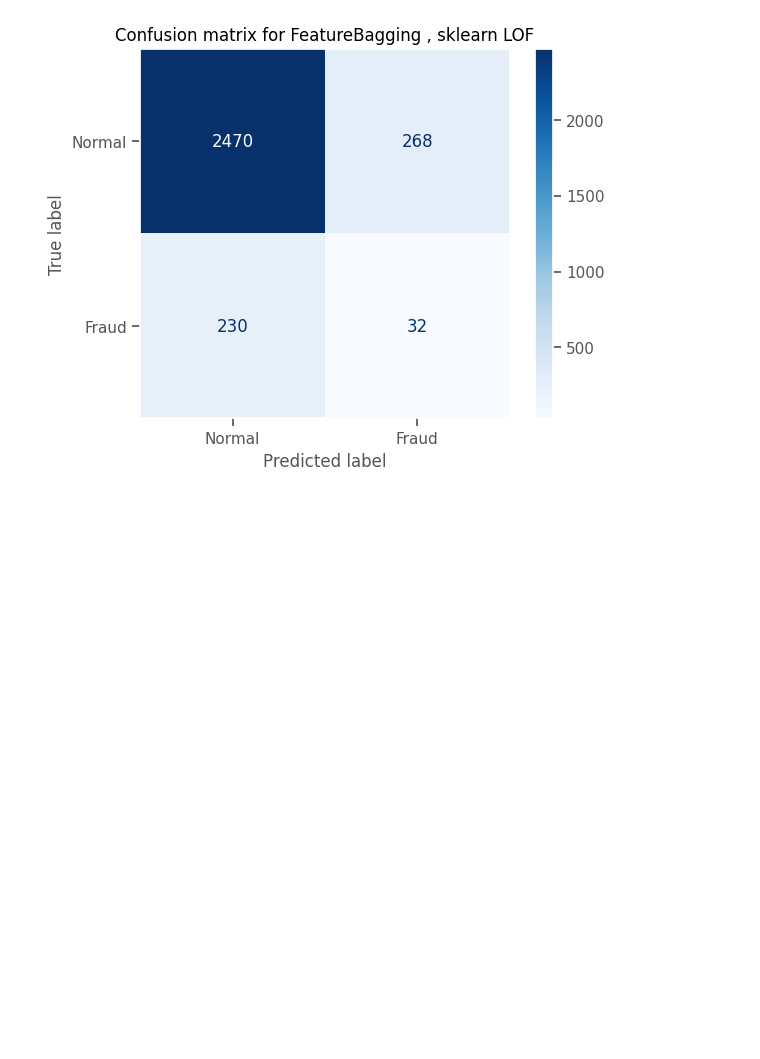
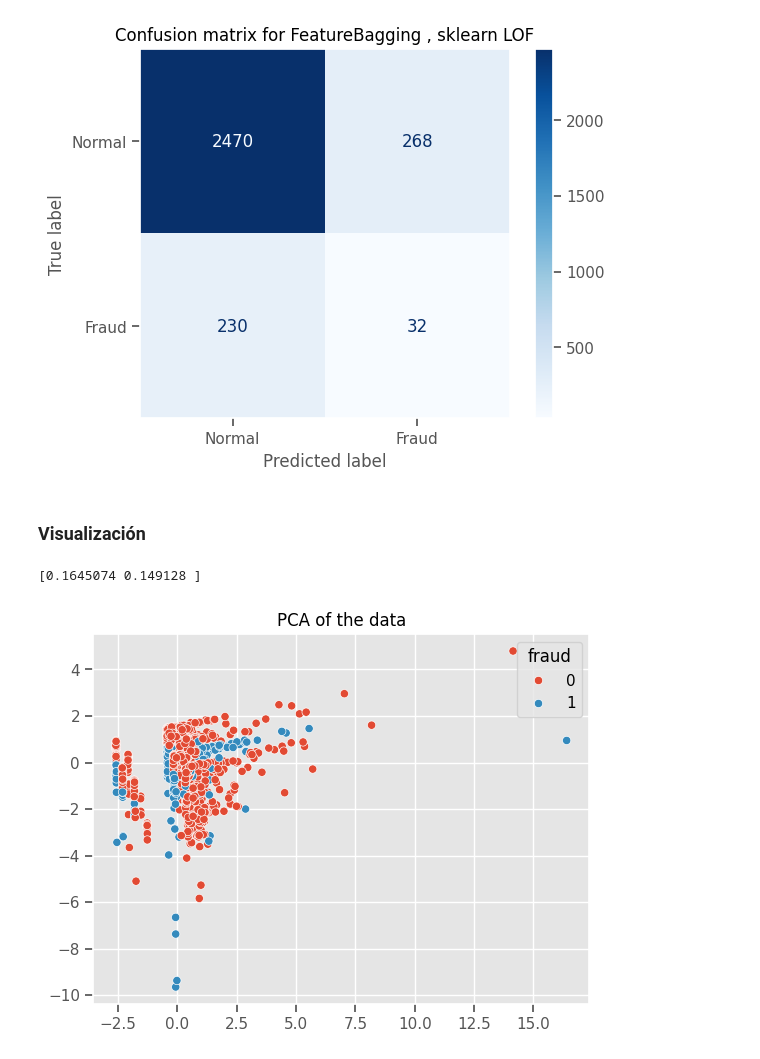
Before and after one commit to Jonkkeyler333/PyOD_ADGE, a Jupyter notebook: notebooks/feature_bagging.ipynb, the cells around one changed output. Cells and saved outputs as stored; diff of their text form; code cells hidden in the pictures; blank space fills up the shorter version.

Commit message:
some plots

```diff
--- a/notebooks/feature_bagging.ipynb
+++ b/notebooks/feature_bagging.ipynb
@@ -175,3 +176,18 @@ ax.grid(False)
 plt.show()
 # %% [output]
 [figure]
+# %% [markdown]
+### Visualización
+# %%
+pca=PCA(n_components=2)
+X_pca=pca.fit_transform(X)
+print(pca.explained_variance_ratio_)
+# %% [output]
+[0.1645074 0.149128 ]
+# %%
+fig,ax=plt.subplots()
+sns.scatterplot(x=X_pca[:,0],y=X_pca[:,1],hue=y,ax=ax)
+ax.set_title('PCA of the data')
+plt.show()
+# %% [output]
+[figure, added]
```
Also changed, not shown: parts of 2 cells of this notebook.
